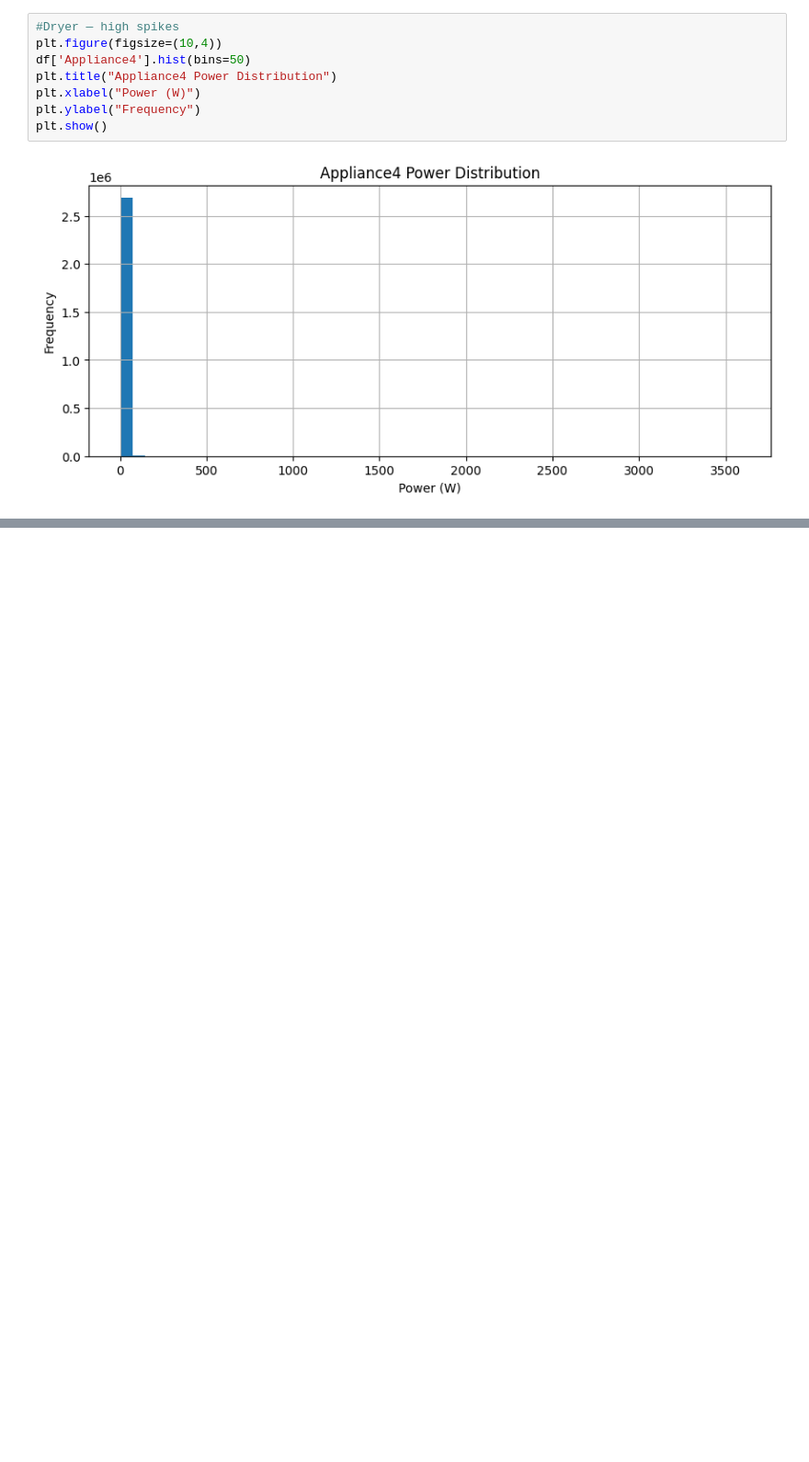
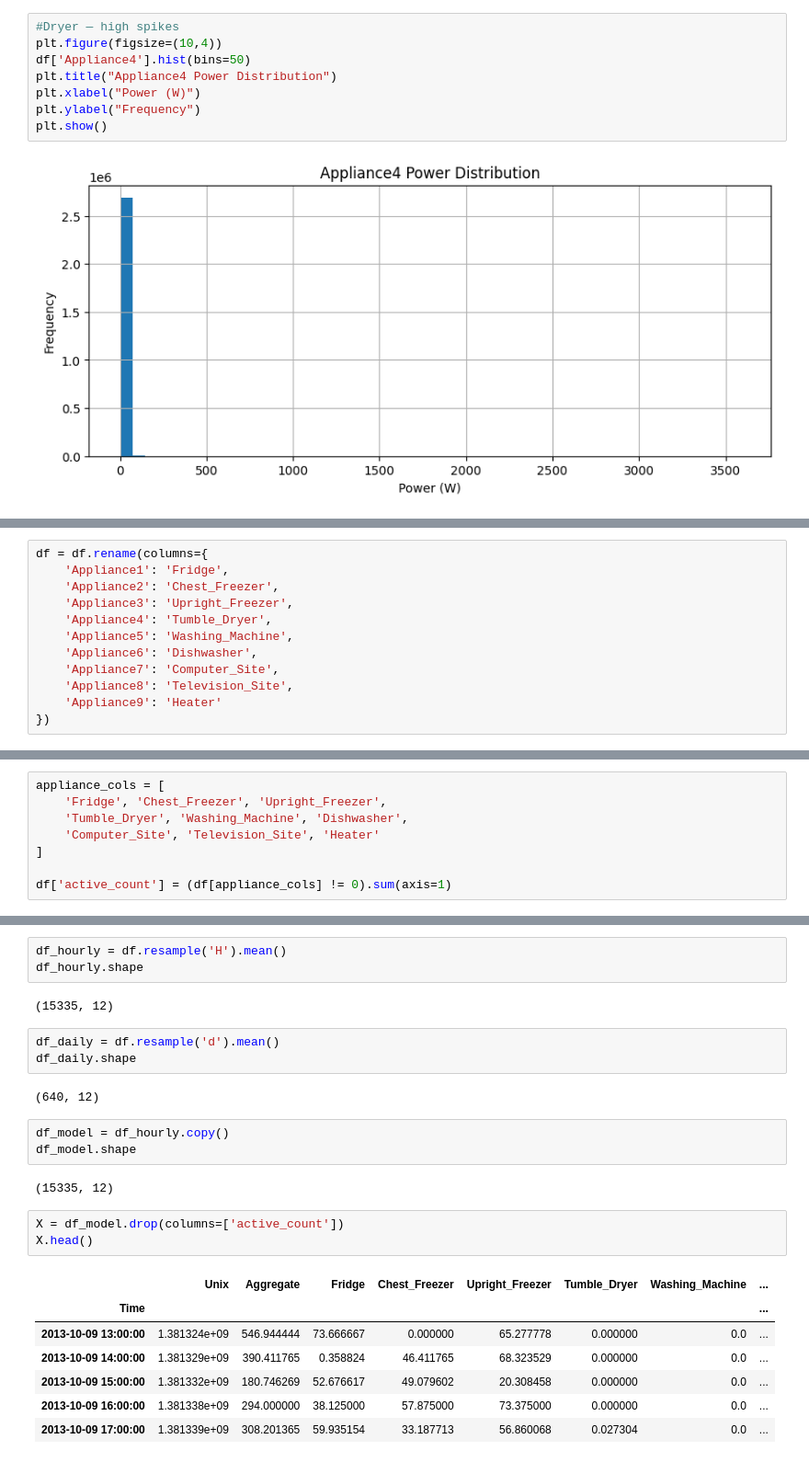
Before and after one commit to Keerthana-Uppanda/SmartEnergyProject, a Jupyter notebook: notebooks/01_Data_Analysis.ipynb, the cells around one changed output, grey strips where cells are left out. Shown at 92% size. Drawn from its saved outputs; the diff is of its cells as text; blank space fills up the shorter version.

```diff
--- a/notebooks/01_Data_Analysis.ipynb
+++ b/notebooks/01_Data_Analysis.ipynb
@@ -254,0 +321,12 @@ plt.show()
+# %%
+df = df.rename(columns={
+    'Appliance1': 'Fridge',
+    'Appliance2': 'Chest_Freezer',
+    'Appliance3': 'Upright_Freezer',
+    'Appliance4': 'Tumble_Dryer',
+    'Appliance5': 'Washing_Machine',
+    'Appliance6': 'Dishwasher',
+    'Appliance7': 'Computer_Site',
+    'Appliance8': 'Television_Site',
+    'Appliance9': 'Heater'
+})
@@ -254,0 +340,8 @@ plt.show()
+# %%
+appliance_cols = [
+    'Fridge', 'Chest_Freezer', 'Upright_Freezer',
+    'Tumble_Dryer', 'Washing_Machine', 'Dishwasher',
+    'Computer_Site', 'Television_Site', 'Heater'
+]
+
+df['active_count'] = (df[appliance_cols] != 0).sum(axis=1)
@@ -254,0 +360,26 @@ plt.show()
+# %%
+df_hourly = df.resample('H').mean()
+df_hourly.shape
+# %% [output]
+(15335, 12)
+# %%
+df_daily = df.resample('d').mean()
+df_daily.shape
+# %% [output]
+(640, 12)
+# %%
+df_model = df_hourly.copy()
+df_model.shape
+# %% [output]
+(15335, 12)
+# %%
+X = df_model.drop(columns=['active_count'])
+X.head()
+# %% [output]
+|  | Unix | Aggregate | Fridge | Chest_Freezer | Upright_Freezer | Tumble_Dryer | Washing_Machine | ... |
+| Time |  |  |  |  |  |  |  | ... |
+| 2013-10-09 13:00:00 | 1.381324e+09 | 546.944444 | 73.666667 | 0.000000 | 65.277778 | 0.000000 | 0.0 | ... |
+| 2013-10-09 14:00:00 | 1.381329e+09 | 390.411765 | 0.358824 | 46.411765 | 68.323529 | 0.000000 | 0.0 | ... |
+| 2013-10-09 15:00:00 | 1.381332e+09 | 180.746269 | 52.676617 | 49.079602 | 20.308458 | 0.000000 | 0.0 | ... |
+| 2013-10-09 16:00:00 | 1.381338e+09 | 294.000000 | 38.125000 | 57.875000 | 73.375000 | 0.000000 | 0.0 | ... |
+| 2013-10-09 17:00:00 | 1.381339e+09 | 308.201365 | 59.935154 | 33.187713 | 56.860068 | 0.027304 | 0.0 | ... |
```
Also changed, not shown: parts of 23 cells of this notebook.
